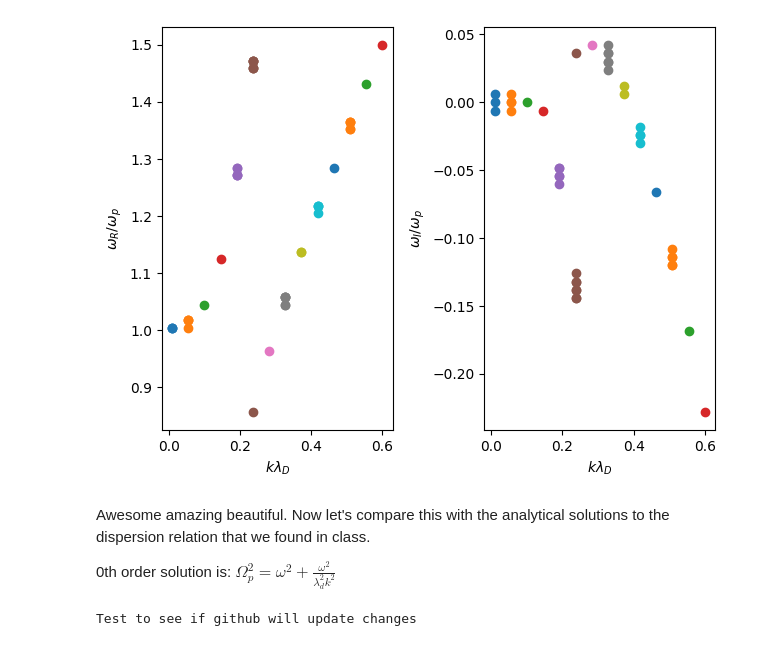
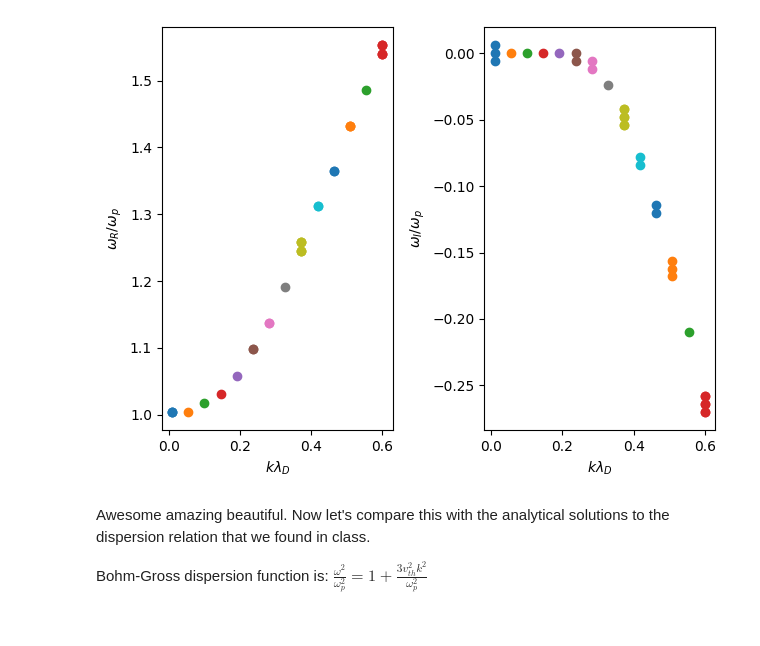
Before and after one commit to dschneidinger/222B_Landau_Damping_2024, a Jupyter notebook: 1-Numerical_solution_kinetic_dispersion_relation/brute_force_kinetic_DR_solver.ipynb, the cells around one changed output. Cells and saved outputs as stored; diff of their text form; code cells hidden in the pictures.

```diff
--- a/1-Numerical_solution_kinetic_dispersion_relation/brute_force_kinetic_DR_solver.ipynb
+++ b/1-Numerical_solution_kinetic_dispersion_relation/brute_force_kinetic_DR_solver.ipynb
@@ -20,42 +29,38 @@ def D_analytic(wr, wi, k0, v0, nb):
         d -= 2j*np.pi/k0**2 * dfBOTdv((wr+1j*wi)/k0, v0, nb)
     return d
 
 def find_w_roots(k0, v0, nb):
     Wr = np.linspace(0,1.7,128)
     Wi = np.linspace(-0.3,0.3,101)
 
     D_arr = np.zeros((len(Wi), len(Wr)), dtype = complex)
     for i in range(len(Wi)):
         for j in range(len(Wr)):
             D_arr[i,j] = D_analytic(Wr[j], Wi[i], k0=k0, v0 = v0, nb = nb)
 
-    D_analytic_arr = np.abs(D_analytic_arr)
-    zeros = np.where(D_analytic_arr<2*D_analytic_arr.min())
+    D_arr = np.abs(D_arr)
+    zeros = np.where(D_arr<2*D_arr.min())
     return Wr[zeros[1]][:], Wi[zeros[0]][:]
 
 # print(find_w_roots(k0=0.3))
 
 ax1 = plt.subplot(1,2,1)
 ax1.set_xlabel(r'$k\lambda_D$')
 ax1.set_ylabel(r'$\omega_R/\omega_p$')
 ax2 = plt.subplot(1,2,2)
 ax2.set_xlabel(r'$k\lambda_D$')
 ax2.set_ylabel(r'$\omega_I/\omega_p$')
 
 k0s = np.linspace(0.01,0.6,14)
 for k0 in k0s:
-    Wrs, Wis = find_w_roots(k0, v0 = 4, nb = 0.1)
+    Wrs, Wis = find_w_roots(k0, v0 = 4, nb = 0)
     ax1.scatter(k0*np.ones(len(Wrs)), Wrs)
     ax2.scatter(k0*np.ones(len(Wis)), Wis)
 
 plt.tight_layout()
 # %% [output]
-[figure, old version]
+[figure, new version]
 # %% [markdown]
 Awesome amazing beautiful. Now let's compare this with the analytical solutions to the dispersion relation that we found in class.
 
-0th order solution is: $\Omega_p^2=\omega^2+\frac{\omega^2}{\lambda_d^2 k^2}$
+Bohm-Gross dispersion function is: $\frac{\omega^2}{\omega_p^2} = 1 + \frac{3 v_{th}^2 k^2}{\omega_p^2 }$
-# %%
-print("Test to see if github will update changes")
-# %% [output]
-Test to see if github will update changes
```
Also changed, not shown: parts of 2 cells of this notebook.
